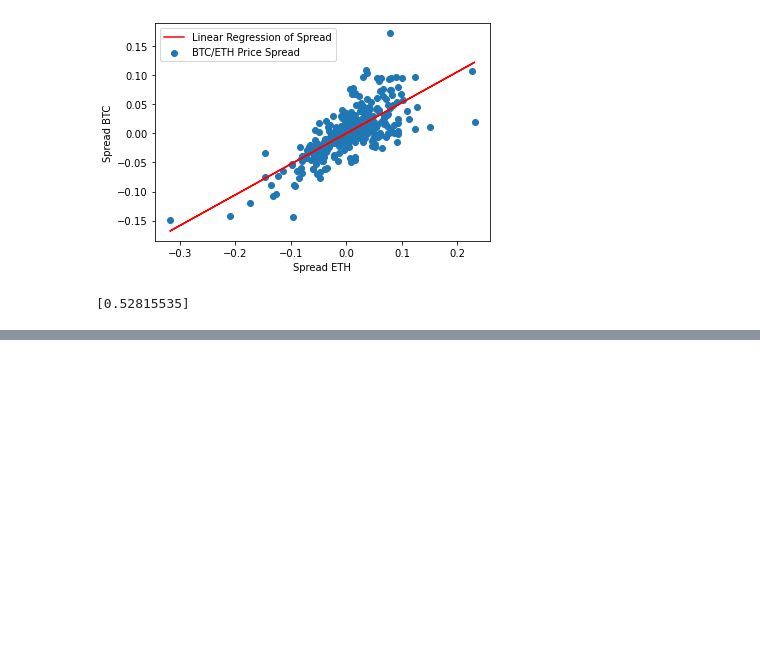
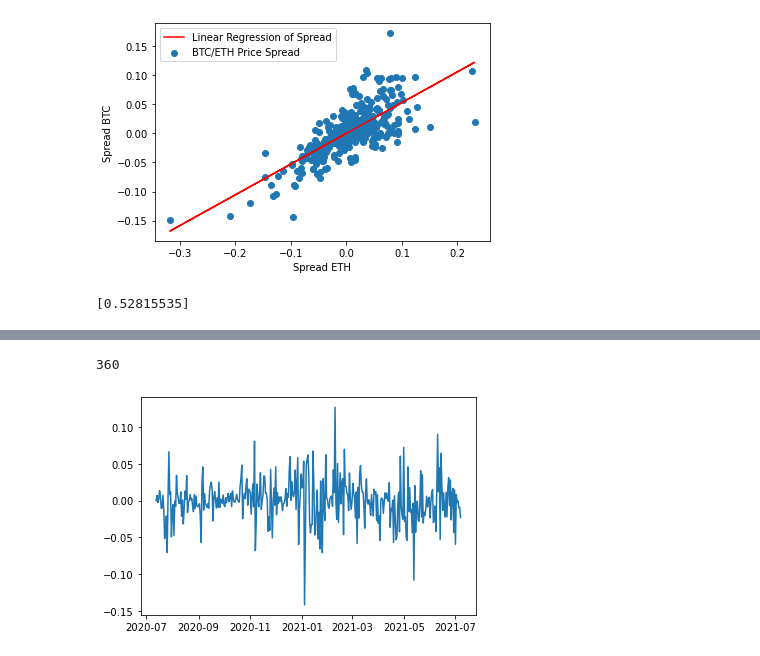
Before and after one commit to DataTortuga/crypto-pair-trade-analysis, a Jupyter notebook: BTC-ETH-Pair-Trade/BTC-ETH-Pair-Trade2.ipynb, the cells around one changed output, grey strips where cells are left out. Drawn from its saved outputs; the diff is of its cells as text; code cells hidden in the pictures; blank space fills up the shorter version.

```diff
--- a/BTC-ETH-Pair-Trade/BTC-ETH-Pair-Trade2.ipynb
+++ b/BTC-ETH-Pair-Trade/BTC-ETH-Pair-Trade2.ipynb
@@ -391,0 +390,9 @@ array([ 0.        ,  0.00436731, -0.0005669 ,  0.0156546 ,  0.01946591,
+# %%
+len(yport)
+# %% [output]
+360
+# %%
+plt.plot(log_close_btc.index,yport)
+plt.show()
+# %% [output]
+[figure, added]
```
Also changed, not shown: parts of 12 cells of this notebook.
